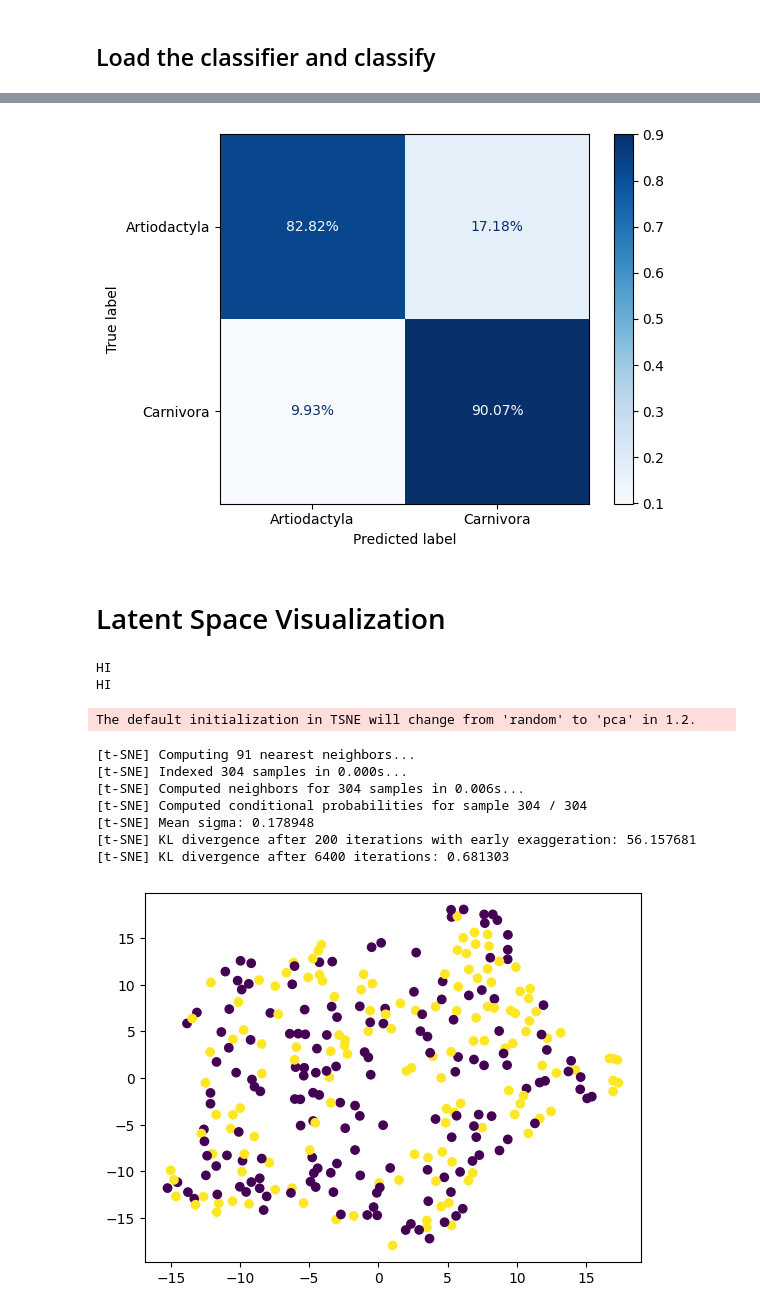
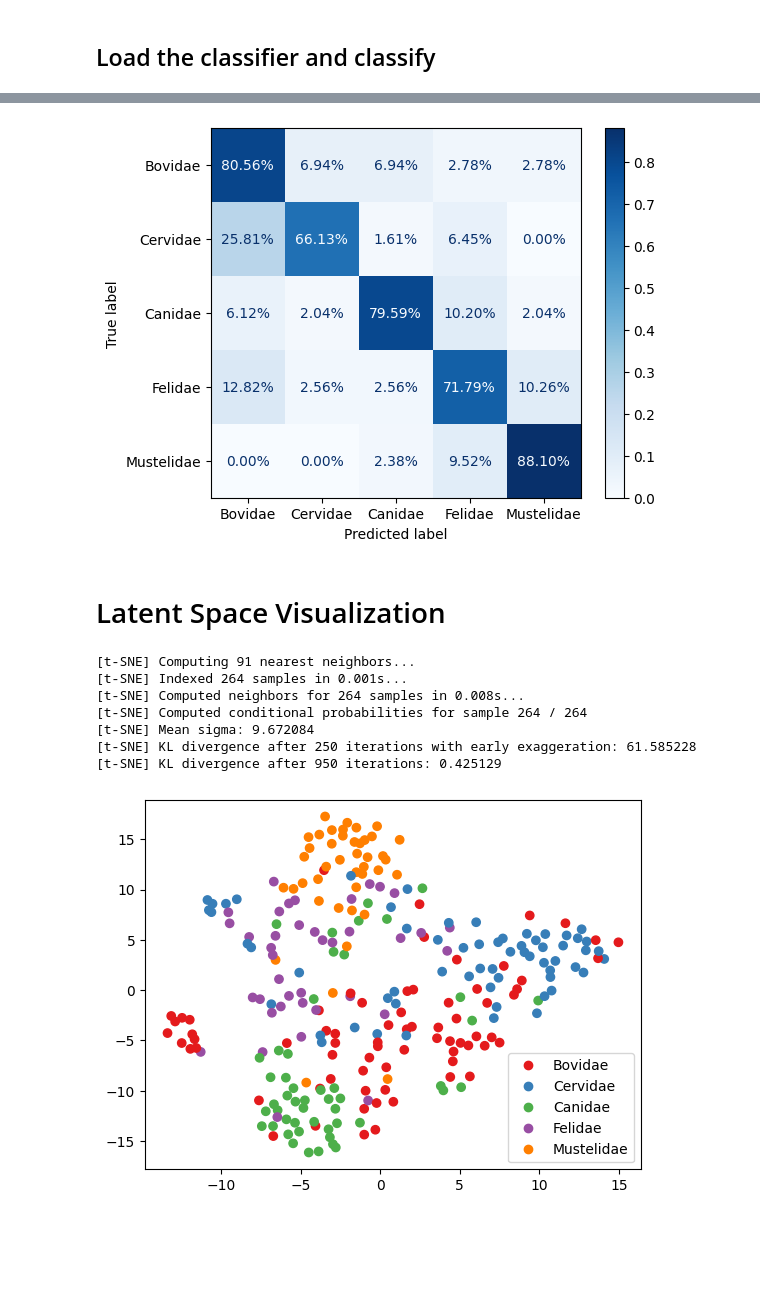
Before and after one commit to Idanlu/BrainDistance, a Jupyter notebook: mami.ipynb, the cells around one changed output, grey strips where cells are left out. Saved outputs shown, nothing was run; the diff lists cells and outputs as text; code cells hidden in the pictures; blank space fills up the shorter version.

```diff
--- a/mami.ipynb
+++ b/mami.ipynb
@@ -340,9 +356,14 @@ loader_test = DataLoader(dataset_test,
                           num_workers=config.num_cpu_workers
                           )
 
+dataset_unknown = CustomImageDataset(config, 'data/unknown.csv', 'data/Processed/', FINE_TUNING)
+loader_unknown = DataLoader(dataset_unknown,
+                          batch_size=config.batch_size,
+                          pin_memory=config.pin_mem,
+                          num_workers=config.num_cpu_workers
+                          )
+
 def get_predictions(net, is_encoder=False):
-    from sklearn.metrics import ConfusionMatrixDisplay
-
     y_pred = []
     y_true = []
     for inputs, labels, paths in loader_test:
@@ -356,6 +377,25 @@ def get_predictions(net, is_encoder=False):
         y_true.extend(labels) # Save Truth
 
     return y_pred, y_true
+
+def get_embeddings(net, unknown=False):
+    embed = []
+    y_true = []
+    if unknown:
+        print("taking unknown data")
+        loader = loader_unknown
+    else:
+        print("taking test data")
+        loader = loader_test
+
+    for inputs, labels, paths in loader:
+        output = net(inputs, return_hidden=True).data.cpu().numpy()
+        embed.extend(output) # Save Prediction
+
+        labels = labels.data.cpu().numpy()
+        y_true.extend(labels) # Save Truth
+
+    return embed, y_true
 # %% [markdown]
 ## Load the classifier and classify
 # %%
@@ -378,42 +414,30 @@ plt.show()
 # %%
-classes = ['Artiodactyla', 'Carnivora']
-ConfusionMatrixDisplay.from_predictions(y_true, y_pred, display_labels=classes, cmap='Blues', values_format='.2%', normalize='true')
+ConfusionMatrixDisplay.from_predictions(y_true, y_pred, display_labels=CLASSES, cmap='Blues', values_format='.2%', normalize='true')
 plt.show()
 # %% [output]
-[figure, old version]
+[figure, new version]
 # %% [markdown]
 # Latent Space Visualization
 # %%
-from sklearn.manifold import TSNE
-
-model = torch.load('checkpoint/ntxent_Contrastive_MRI_epoch_50_80_80_32_mam.pth')
-net = densenet121(mode="encoder", drop_rate=0.0, num_classes=2)
+model = torch.load('checkpoint/fine_tune_epoch_46_5_classes_supcon.pth')
+net = densenet121(mode="classifier", drop_rate=0.0, num_classes=5)
 net = torch.nn.DataParallel(net).to('cuda')
 net.load_state_dict(model['model'])
-y_pred, y_true = get_predictions(net, is_encoder=True)
+embed, y_true = get_embeddings(net)
-# %%
-for param in net.parameters():
-    if param.requires_grad:
-        print("HI")
-# %% [output]
-HI
-HI
 # %%
-tsne = TSNE(n_components=2, verbose=1, random_state=123, n_iter=10000, learning_rate=0.1)
-z = tsne.fit_transform(y_pred)
+tsne = TSNE(n_components=2, verbose=1, random_state=123, n_iter=10000)
+z = tsne.fit_transform(embed)
 # %% [output]
-The default initialization in TSNE will change from 'random' to 'pca' in 1.2.
+[t-SNE] Computing 91 nearest neighbors...
+[t-SNE] Indexed 264 samples in 0.001s...
+[t-SNE] Computed neighbors for 264 samples in 0.008s...
+[t-SNE] Computed conditional probabilities for sample 264 / 264
+[t-SNE] Mean sigma: 9.672084
+[t-SNE] KL divergence after 250 iterations with early exaggeration: 61.585228
+[t-SNE] KL divergence after 950 iterations: 0.425129
-[t-SNE] Computing 91 nearest neighbors...
-[t-SNE] Indexed 304 samples in 0.000s...
-[t-SNE] Computed neighbors for 304 samples in 0.006s...
-[t-SNE] Computed conditional probabilities for sample 304 / 304
-[t-SNE] Mean sigma: 0.178948
-[t-SNE] KL divergence after 200 iterations with early exaggeration: 56.157681
-[t-SNE] KL divergence after 6400 iterations: 0.681303
 # %%
-import plotly.express as px
-
-plt.scatter(x=z[:,0], y=z[:,1], c=y_true)
+scatter = plt.scatter(x=z[:,0], y=z[:,1], c=y_true)
+plt.legend(handles=scatter.legend_elements()[0], labels=CLASSES)
 plt.show()
 # %% [output]
-[figure, old version]
+[figure, new version]
```
Also changed, not shown: parts of 18 cells of this notebook, 5 other files.
